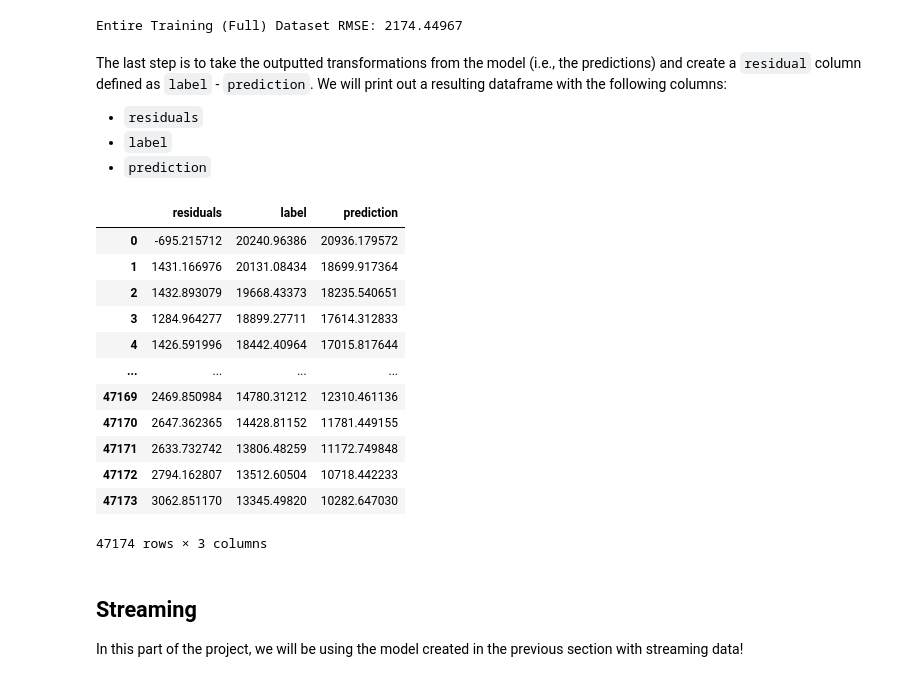
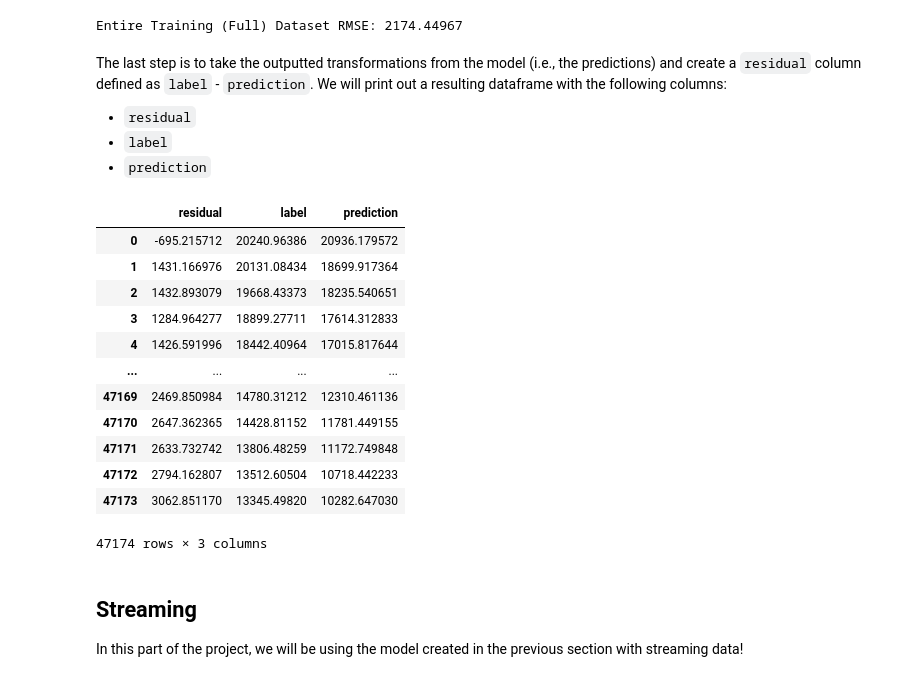
Before and after one commit to jlloring/ST-554_JLoring, a Jupyter notebook: Loring_FinalProject.ipynb, the cells around one changed output. Saved outputs shown, nothing was run; the diff lists cells and outputs as text; code cells hidden in the pictures.

```diff
--- a/Loring_FinalProject.ipynb
+++ b/Loring_FinalProject.ipynb
@@ -356,18 +354,18 @@ print('Entire Training (Full) Dataset RMSE:', round(training_rmse, 5))
 Entire Training (Full) Dataset RMSE: 2174.44967
 # %% [markdown]
 The last step is to take the outputted transformations from the model (i.e., the predictions) and create a `residual` column defined as `label` - `prediction`. We will print out a resulting dataframe with the following columns:
-- `residuals`
+- `residual`
 - `label`
 - `prediction`
 # %%
 # store previous model transformer in an object
 tf_11 = cvModel.transform(power_ML)
 
 # create residual column
-resids_label_preds = tf_11.withColumn("residuals", col("label") - col("prediction"))
-resids_label_preds.select("residuals", "label", "prediction").toPandas()
+resids_label_preds = tf_11.withColumn("residual", col("label") - col("prediction"))
+resids_label_preds.select("residual", "label", "prediction").toPandas()
 # %% [output]
-|  | residuals | label | prediction |
+|  | residual | label | prediction |
 | 0 | -695.215712 | 20240.96386 | 20936.179572 |
 | 1 | 1431.166976 | 20131.08434 | 18699.917364 |
 | 2 | 1432.893079 | 19668.43373 | 18235.540651 |
```
Also changed, not shown: parts of 13 cells of this notebook.
